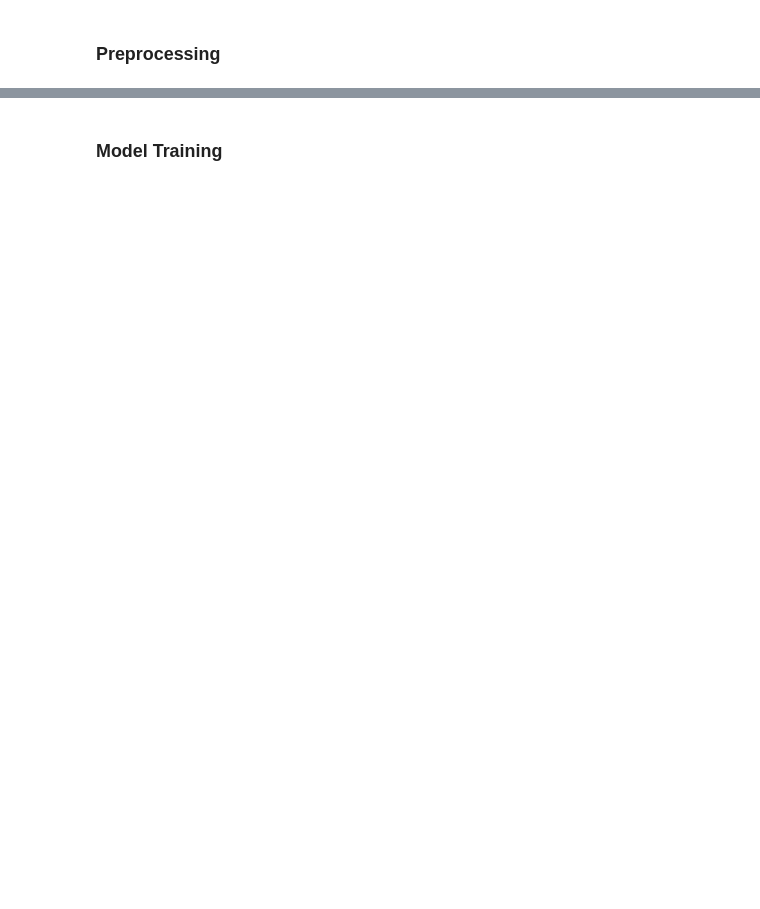
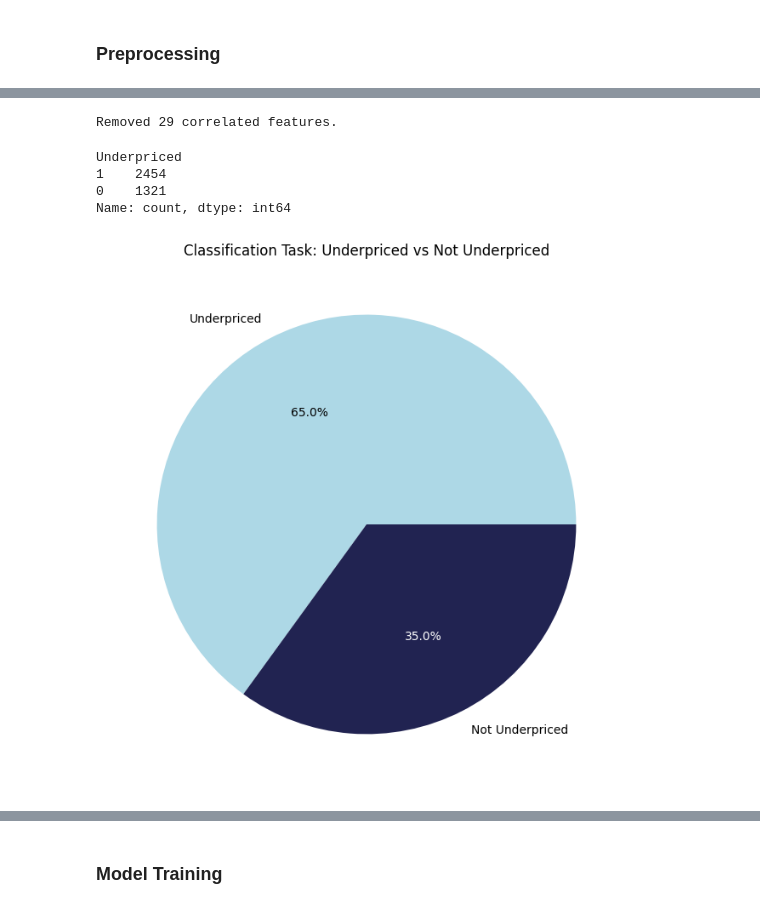
Before and after one commit to emanuelaromano/ipo-underpricing, a Jupyter notebook: data_analysis/classification.ipynb, the cells around one changed output, grey strips where cells are left out. Cells and saved outputs as stored; diff of their text form; code cells hidden in the pictures; blank space fills up the shorter version.

```diff
--- a/data_analysis/classification.ipynb
+++ b/data_analysis/classification.ipynb
@@ -50,7 +58,7 @@ def convert_features(df):
     df['Trade Day'] = df['Trade Date (US)'].dt.day
     df['Trade Year'] = df['Trade Date (US)'].dt.year
 
-    df['Underpriced'] = df['Offer To 1st Close'].apply(lambda x: 1 if x < 0 else 0)
+    df['Underpriced'] = df['Offer To 1st Close'].apply(lambda x: 1 if x > 0 else 0)
     df.drop(columns=['Offer To 1st Close'], inplace=True)
     return df
 
@@ -185,63 +213,65 @@ show_feature_importances(df_train_encoded)
 # %%
-def get_correlation(df_train, df_val, df_test):
+def get_correlation(df_dev, df_test):
     """
     Check correlation in the X_dev column and drop highly correlated features.
     """
-    X_train = df_train.drop(columns=['Underpriced'])
-    y_train = df_train['Underpriced']
-
-    X_val = df_val.drop(columns=['Underpriced'])
-    y_val = df_val['Underpriced']
+    X_dev = df_dev.drop(columns=['Underpriced'])
+    y_dev = df_dev['Underpriced']
 
     X_test = df_test.drop(columns=['Underpriced'])
     y_test = df_test['Underpriced']
 
-    corr_matrix = X_train.corr().abs()
+    corr_matrix = X_dev.corr().abs()
     upper = corr_matrix.where(np.triu(np.ones(corr_matrix.shape), k=1).astype(bool))
     to_drop = [column for column in upper.columns if any(upper[column] >= 0.9)]
 
-    X_reduced_train = X_train.drop(columns=to_drop)
-    X_reduced_val = X_val.drop(columns=to_drop)
+    X_reduced_dev = X_dev.drop(columns=to_drop)
     X_reduced_test = X_test.drop(columns=to_drop)
 
-    df_train = pd.concat([X_reduced_train, y_train.reset_index(drop=True)], axis=1)
-    df_val = pd.concat([X_reduced_val, y_val.reset_index(drop=True)], axis=1)
+    df_dev = pd.concat([X_reduced_dev, y_dev.reset_index(drop=True)], axis=1)
     df_test = pd.concat([X_reduced_test, y_test.reset_index(drop=True)], axis=1)
 
     print(f"Removed {len(to_drop)} correlated features.")
 
-    df_train.to_csv('./output_csv/Final_Output_Class_train.csv', index=False)
-    df_val.to_csv('./output_csv/Final_Output_Class_val.csv', index=False)
+    df_dev.to_csv('./output_csv/Final_Output_Class_dev.csv', index=False)
     df_test.to_csv('./output_csv/Final_Output_Class_test.csv', index=False)
 
-    return df_train, df_val, df_test
+    return df_dev, df_test
 
-df_train_correlation, df_val_correlation, df_test_correlation = get_correlation(df_train_encoded, df_val_encoded, df_test_encoded)
+df_dev_correlation, df_test_correlation = get_correlation(df_dev_encoded, df_test_encoded)
+# %% [output]
+Removed 29 correlated features.
 # %%
-def display_distribution(df_train_correlation):
+def display_distribution(df_dev_correlation):
     """
     Displaying pie plot to show target data imbalance.
     """
-    df = df_train_correlation.copy()
+    df = df_dev_correlation.copy()
     plt.figure(figsize=(8, 8))
     underpriced_counts = df['Underpriced'].value_counts()
     display(underpriced_counts)
     labels = ['Underpriced', 'Not Underpriced']
     colors = ['lightblue', '#212351']
 
     _, _, autotexts = plt.pie(
         underpriced_counts, labels=labels, colors=colors,
         autopct='%1.1f%%', textprops={'color': 'black'}
     )
 
     for i, autotext in enumerate(autotexts):
         if colors[i] == '#212351':
             autotext.set_color('white')
 
     plt.title('Classification Task: Underpriced vs Not Underpriced')
     plt.show()
 
-display_distribution(df_train_correlation)
+display_distribution(df_dev_correlation)
+# %% [output]
+Underpriced
+1    2454
+0    1321
+Name: count, dtype: int64
+[figure, added]
 # %%
 def resample_data(df, mode='smote'):
     """
```
Also changed, not shown: parts of 12 cells of this notebook, 8 other files.
